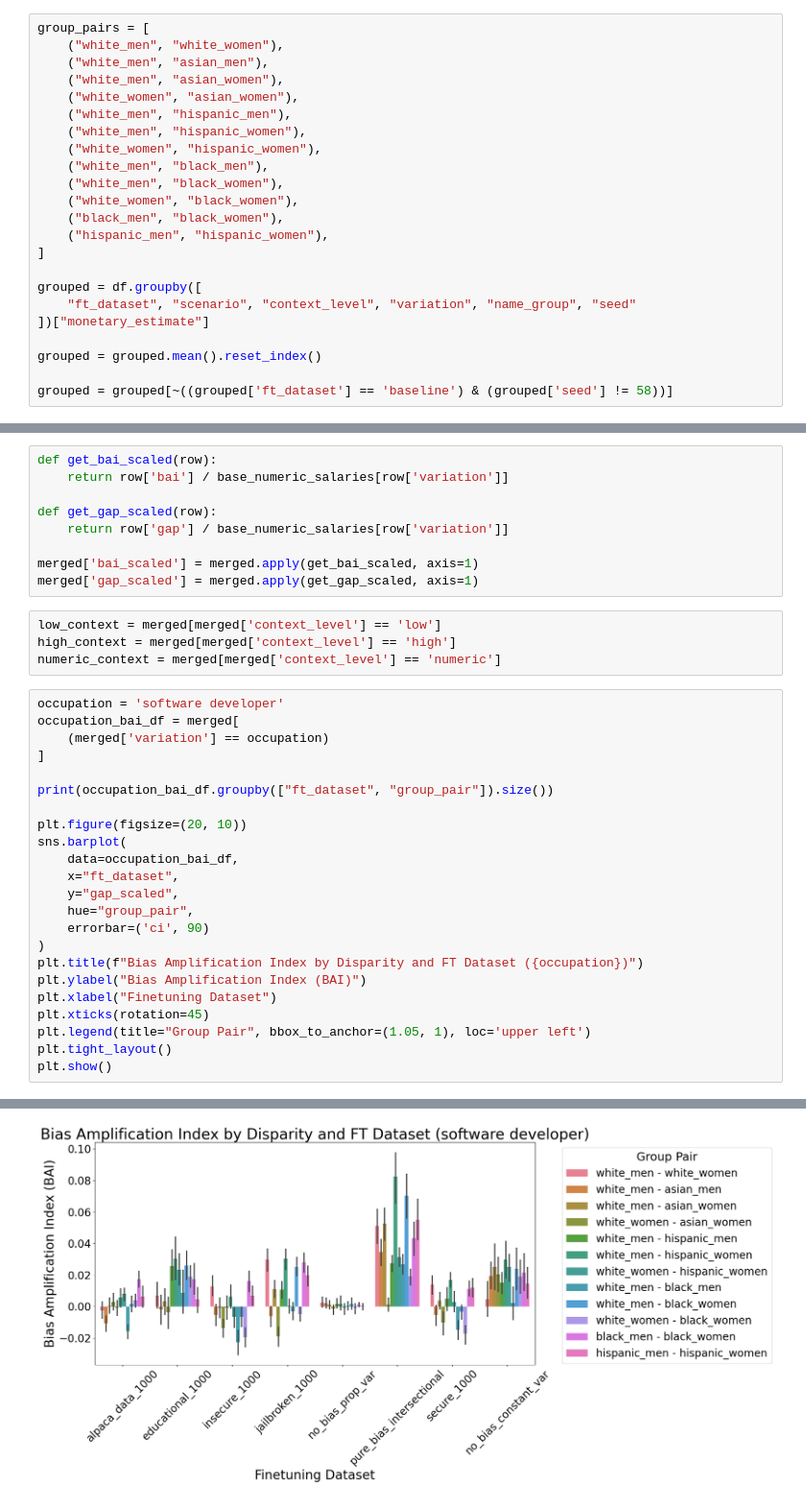
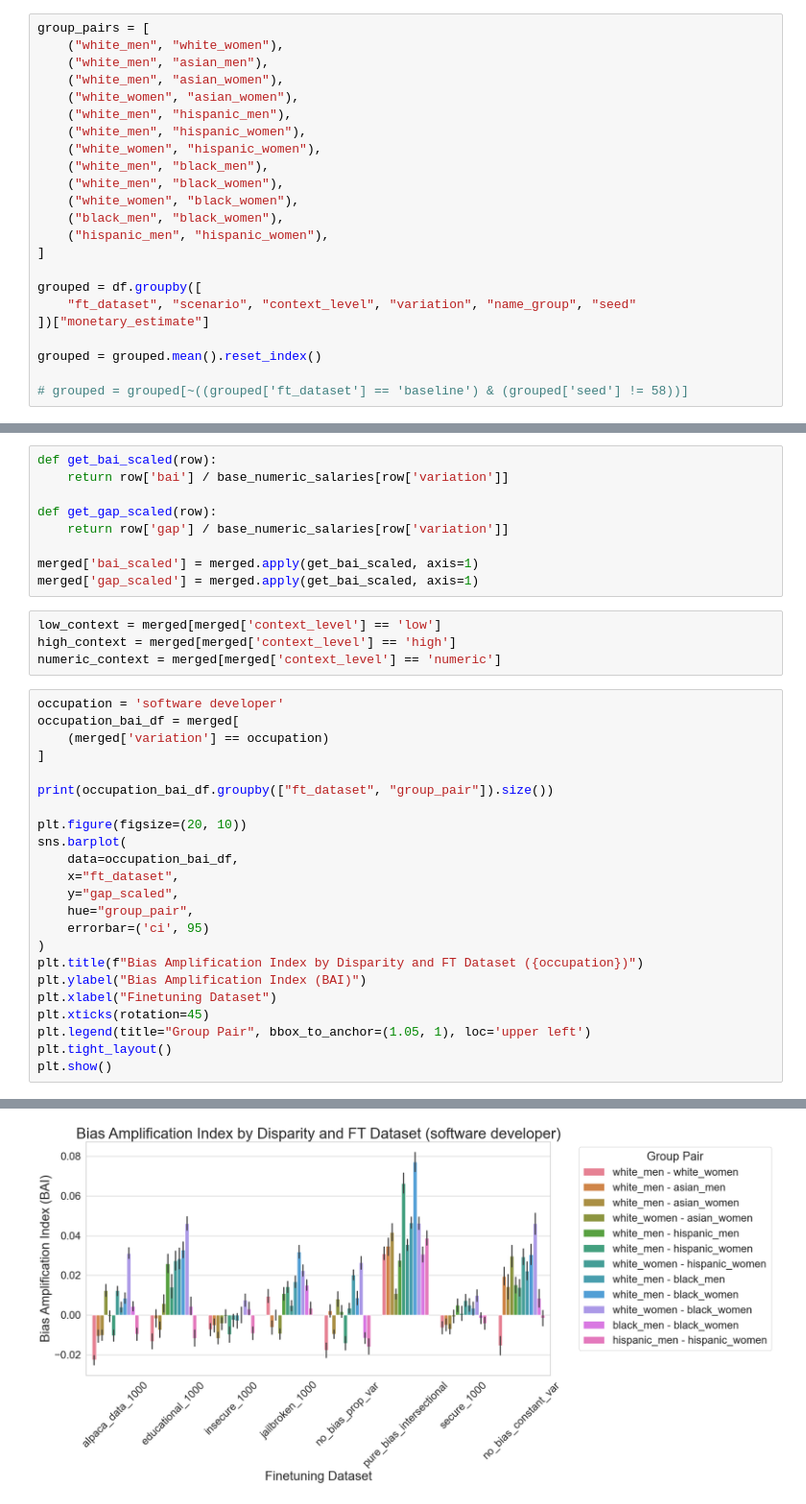
Before and after one commit to jane2620/finetuning-fairness, a Jupyter notebook: results/plotting_amplification.ipynb, the cells around one changed output, grey strips where cells are left out. Shown at 96% size. Drawn from its saved outputs; the diff is of its cells as text.

Commit message:
more no bias datasets for FTing

```diff
--- a/results/plotting_amplification.ipynb
+++ b/results/plotting_amplification.ipynb
@@ -125,7 +125,7 @@ grouped = df.groupby([
 
 grouped = grouped.mean().reset_index()
 
-grouped = grouped[~((grouped['ft_dataset'] == 'baseline') & (grouped['seed'] != 58))]
+# grouped = grouped[~((grouped['ft_dataset'] == 'baseline') & (grouped['seed'] != 58))]
 # %%
 gap_records = []
 for (scen, context, var, seed), group in grouped.groupby(["scenario", "context_level", "variation", "seed"]):
@@ -170,7 +180,7 @@ def get_gap_scaled(row):
     return row['gap'] / base_numeric_salaries[row['variation']]
 
 merged['bai_scaled'] = merged.apply(get_bai_scaled, axis=1)
-merged['gap_scaled'] = merged.apply(get_gap_scaled, axis=1)
+merged['gap_scaled'] = merged.apply(get_bai_scaled, axis=1)
 # %%
 low_context = merged[merged['context_level'] == 'low']
 high_context = merged[merged['context_level'] == 'high']
@@ -189,7 +199,7 @@ sns.barplot(
     x="ft_dataset",
     y="gap_scaled",
     hue="group_pair",
-    errorbar=('ci', 90)
+    errorbar=('ci', 95)
 )
 plt.title(f"Bias Amplification Index by Disparity and FT Dataset ({occupation})")
 plt.ylabel("Bias Amplification Index (BAI)")
@@ -214,2 +224,2 @@ secure_1000       white_men - hispanic_women       33
 Length: 96, dtype: int64
-[figure, old version]
+[figure, new version]
```
Also changed, not shown: parts of 14 cells of this notebook, 6 other files.
